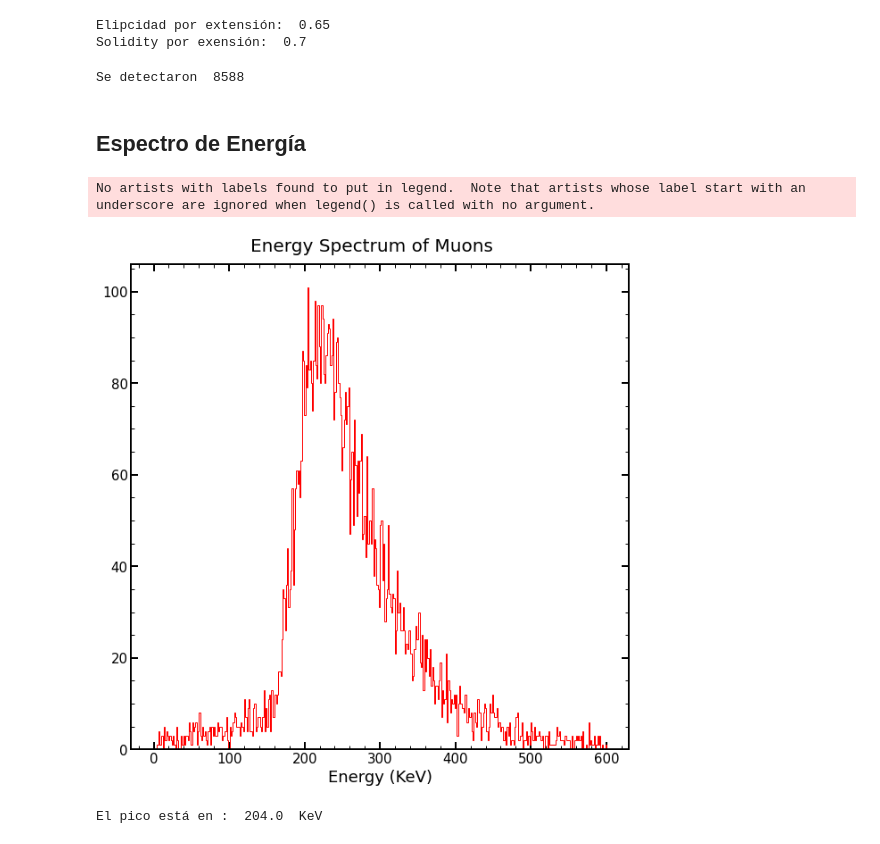
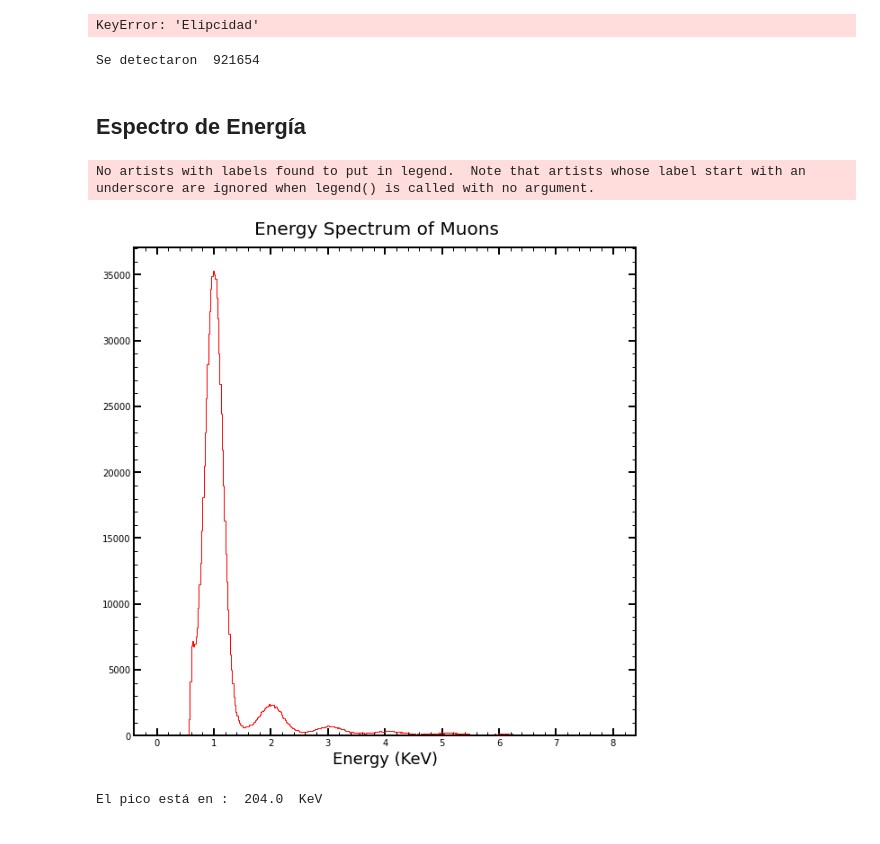
Before and after one commit to mausanram/CodigosICN, a Jupyter notebook: Catalogo_Eventos/CONNIE/Ajuste_Espectro.ipynb, the cells around one changed output. Drawn from its saved outputs; the diff is of its cells as text; code cells hidden in the pictures.

```diff
--- a/Catalogo_Eventos/CONNIE/Ajuste_Espectro.ipynb
+++ b/Catalogo_Eventos/CONNIE/Ajuste_Espectro.ipynb
@@ -56,6 +56,7 @@ plt.rcParams.update({
 # path = '/home/bruce/Documents/Programas/Catalogo_Eventos/Diccionarios_Espetro_Muones/dict_muons_NSAMP400_CONNIE_RUNID_116_Images_684_img1_Sol_0.7_Elip_0.65_electrons.pkl'
 
 path = '/home/labdet/Documents/MauSan/Programas/Repositorio_Git/Catalogo_Eventos/Diccionarios_Espetro_Muones/dict_muons_NSAMP400_CONNIE_RUNID_116_Images_684_img1_Sol_0.7_Elip_0.65_electrons.pkl'
+path = '/home/labdet/Documents/MauSan/Programas/Repositorio_Git/Catalogo_Eventos/CONNIE/dict_allclustes_NSAMP400_CONNIE_RUNID_116_Images_684_img1_KeV.pkl'
 
 histogram = open(path, 'rb')
 data_histogram = pck.load(histogram)
@@ -75,28 +76,29 @@ Llaves secuandarias por extensión:  dict_keys(['charge', 'deltaEL', 'deltaL', '
 print('Elipcidad por extensión: ', data_histogram['Elipcidad'])
 print('Solidity por exensión: ', data_histogram['Solidity'])
 # %% [output]
-Elipcidad por extensión:  0.65
-Solidity por exensión:  0.7
+KeyError: 'Elipcidad'
 # %%
 data_muons_extension_1 = data_histogram['extension_1']
 # %%
 n_muons = data_histogram['All_Muons_Detected']
 print('Se detectaron ', n_muons)
 # %% [output]
-Se detectaron  8588
+Se detectaron  921654
 # %% [markdown]
 ## Espectro de Energía
 # %%
-list_data_KeV = []
-for element in data_muons_extension_1['charge']:
-    data_KeV = element * 0.0036
-    list_data_KeV.append(data_KeV)
+# list_data_KeV = []
+# for element in data_muons_extension_1['charge']:
+#     data_KeV = element * 0.0036
+#     list_data_KeV.append(data_KeV)
+
+list_data_KeV = data_muons_extension_1['charge']
 # %%
 # print(np.max(data_muons_extension_4['charge']))
 
 ############################################
 BINS = 400
-max_range = 600
+max_range = 8
 #############################################
 
 fig, axs = plt.subplots(figsize = [10,10])
@@ -104,34 +106,34 @@ fig, axs = plt.subplots(figsize = [10,10])
 
 # axs.hist(data_muons_extension_2['all_events'], bins = 500, range= (np.min(data_muons_extension_2['all_events']),0.4 * 10**6),
 #             color = 'g', label= 'Extension 2')
 
 # axs.hist(data_muons_extension_1['all_events'] , bins = BINS,
 #             color = 'k', histtype = 'step', label = 'Background', range = (0, 10))
 # axs.hist(data_muons_extension_1['charge'] , bins = BINS + 300,
 #             color = 'r',  histtype = 'step', range = (0, 220000))
 
 axs.hist(list_data_KeV, bins = BINS,
             color = 'r',  histtype = 'step', range = (0, max_range))
 
 axs.legend()
 
 ## EScala Normal
 # axs.set_ylim(0,800)
 # axs.set_xlim(0,190000)
 
 # # Escala Log
 # axs.set_yscale('log')
 
 
 axs.set_xlabel('Energy (KeV)', size = 18, loc='center')
 # axs.set_ylabel('Counts', size = 18, loc='center')
 fig.suptitle(r'Energy Spectrum of Muons', size = 20, y=0.92)
 plt.show()
 
 ############################################
 # %% [output]
 No artists with labels found to put in legend.  Note that artists whose label start with an underscore are ignored when legend() is called with no argument.
-[figure, old version]
+[figure, new version]
 # %%
 # BINS = 300
 
```
Also changed, not shown: parts of 1 cell of this notebook, 13 other files.
